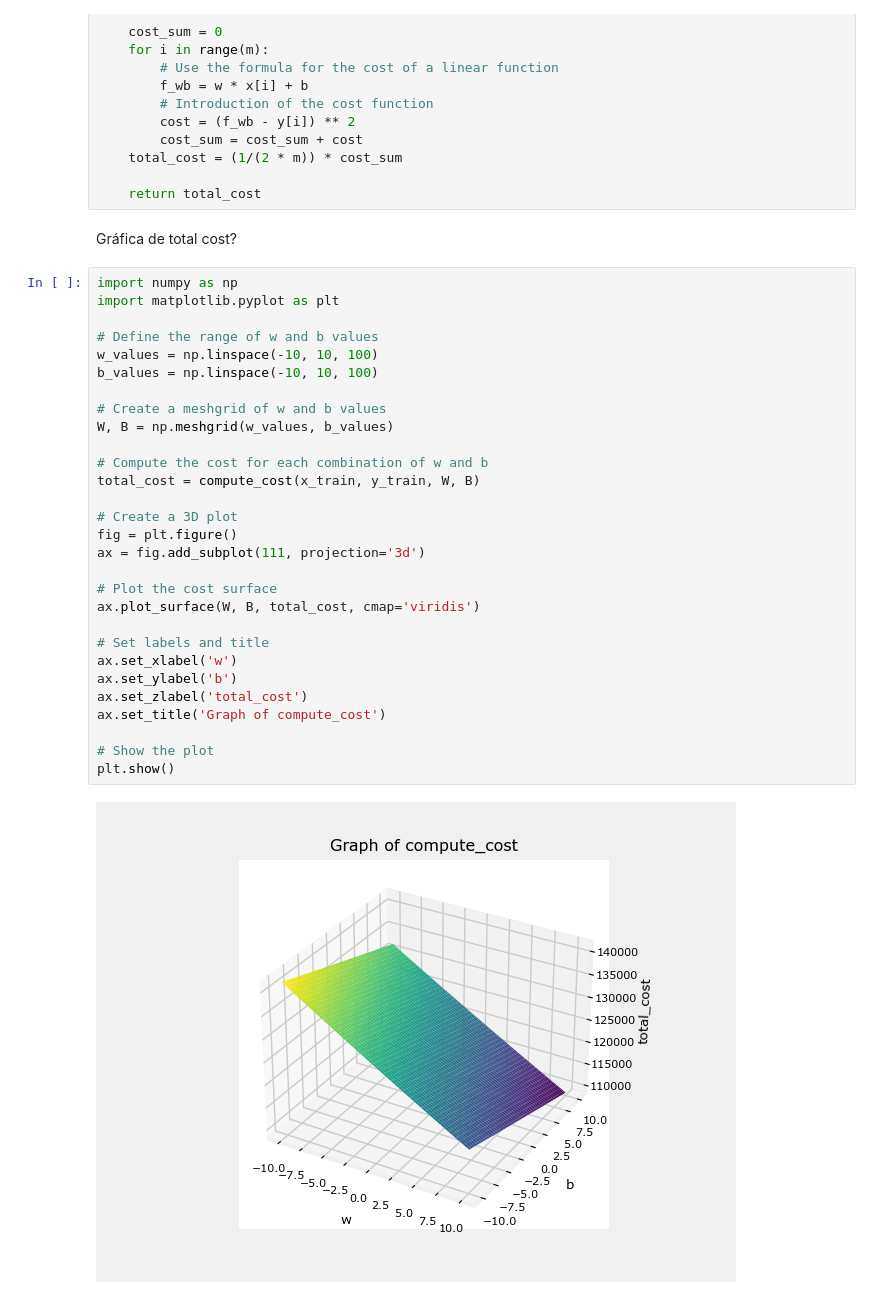
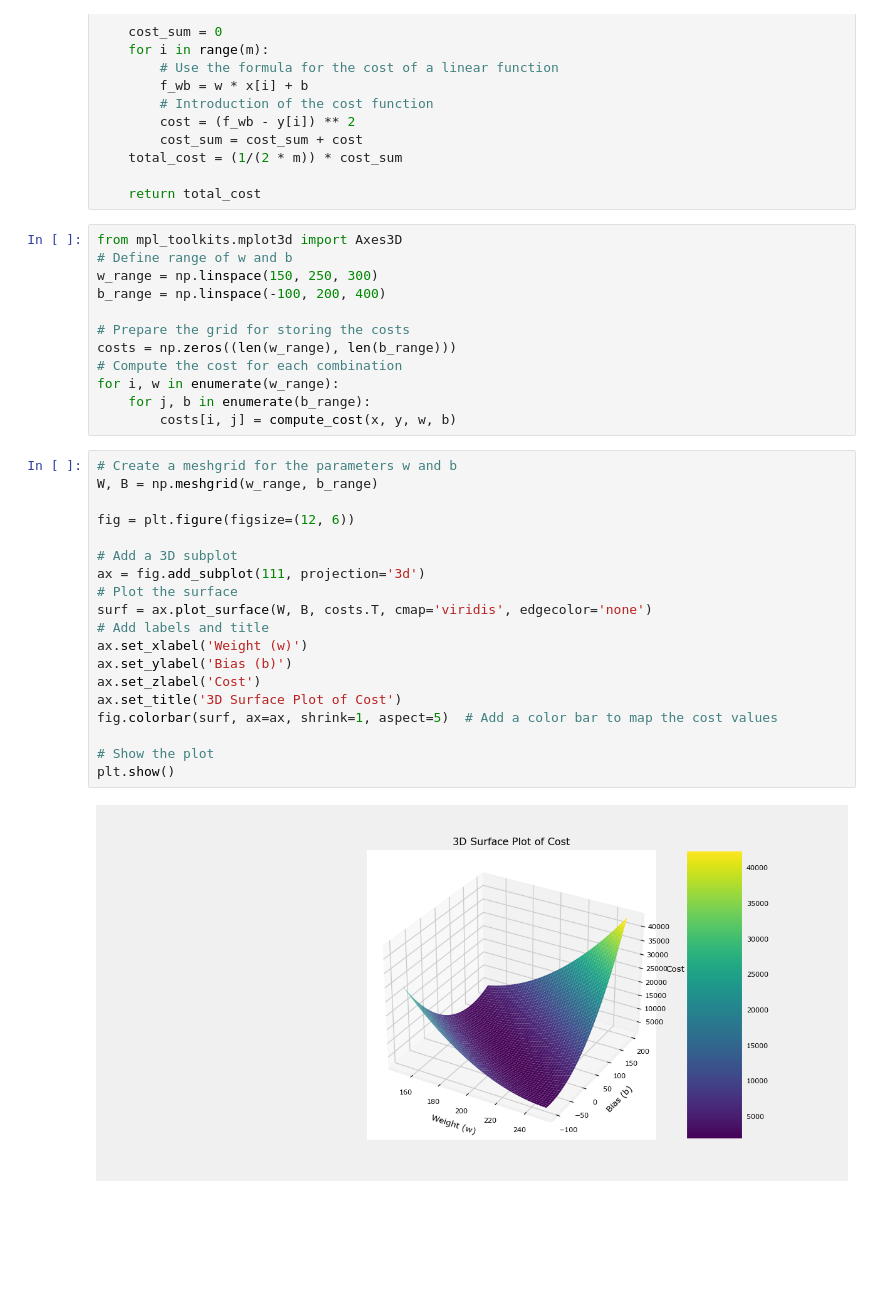
Before and after one commit to Rodmr092/ML-Intro-Andrew-NG, a Jupyter notebook: C1-Supervised ML_Regression and Classification/Week 1/Libreta de prueba.ipynb, the cells around one changed output. Saved outputs shown, nothing was run; the diff lists cells and outputs as text; blank space fills up the shorter version.

Commit message:
visualizing b and w values and gradient descent to find the optimal value.

```diff
--- a/C1-Supervised ML_Regression and Classification/Week 1/Libreta de prueba.ipynb
+++ b/C1-Supervised ML_Regression and Classification/Week 1/Libreta de prueba.ipynb
@@ -40,36 +51,36 @@ def compute_cost(x, y, w, b):
     total_cost = (1/(2 * m)) * cost_sum
 
     return total_cost
-# %% [markdown]
-Gráfica de total cost?
+# %%
+from mpl_toolkits.mplot3d import Axes3D
+# Define range of w and b
+w_range = np.linspace(150, 250, 300)
+b_range = np.linspace(-100, 200, 400)
+
+# Prepare the grid for storing the costs
+costs = np.zeros((len(w_range), len(b_range)))
+# Compute the cost for each combination
+for i, w in enumerate(w_range):
+    for j, b in enumerate(b_range):
+        costs[i, j] = compute_cost(x, y, w, b)
 # %%
-import numpy as np
-import matplotlib.pyplot as plt
+# Create a meshgrid for the parameters w and b
+W, B = np.meshgrid(w_range, b_range)
 
-# Define the range of w and b values
-w_values = np.linspace(-10, 10, 100)
-b_values = np.linspace(-10, 10, 100)
+fig = plt.figure(figsize=(12, 6))
 
-# Create a meshgrid of w and b values
-W, B = np.meshgrid(w_values, b_values)
-
-# Compute the cost for each combination of w and b
-total_cost = compute_cost(x_train, y_train, W, B)
-
-# Create a 3D plot
-fig = plt.figure()
+# Add a 3D subplot
 ax = fig.add_subplot(111, projection='3d')
-
-# Plot the cost surface
-ax.plot_surface(W, B, total_cost, cmap='viridis')
-
-# Set labels and title
-ax.set_xlabel('w')
-ax.set_ylabel('b')
-ax.set_zlabel('total_cost')
-ax.set_title('Graph of compute_cost')
+# Plot the surface
+surf = ax.plot_surface(W, B, costs.T, cmap='viridis', edgecolor='none')
+# Add labels and title
+ax.set_xlabel('Weight (w)')
+ax.set_ylabel('Bias (b)')
+ax.set_zlabel('Cost')
+ax.set_title('3D Surface Plot of Cost')
+fig.colorbar(surf, ax=ax, shrink=1, aspect=5)  # Add a color bar to map the cost values
 
 # Show the plot
 plt.show()
 # %% [output]
-[figure, old version]
+[figure, new version]
```
Also changed, not shown: parts of 4 cells of this notebook.
